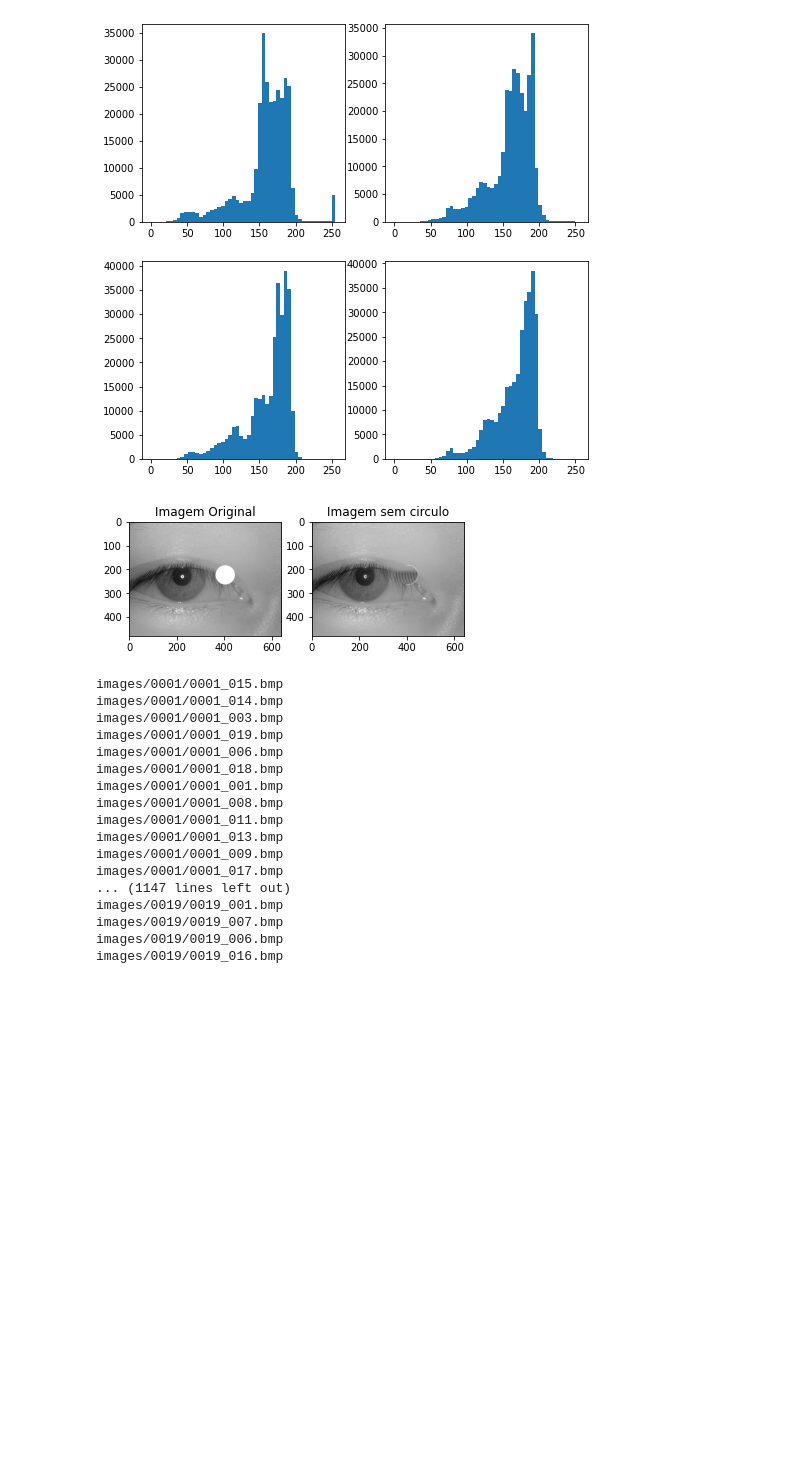
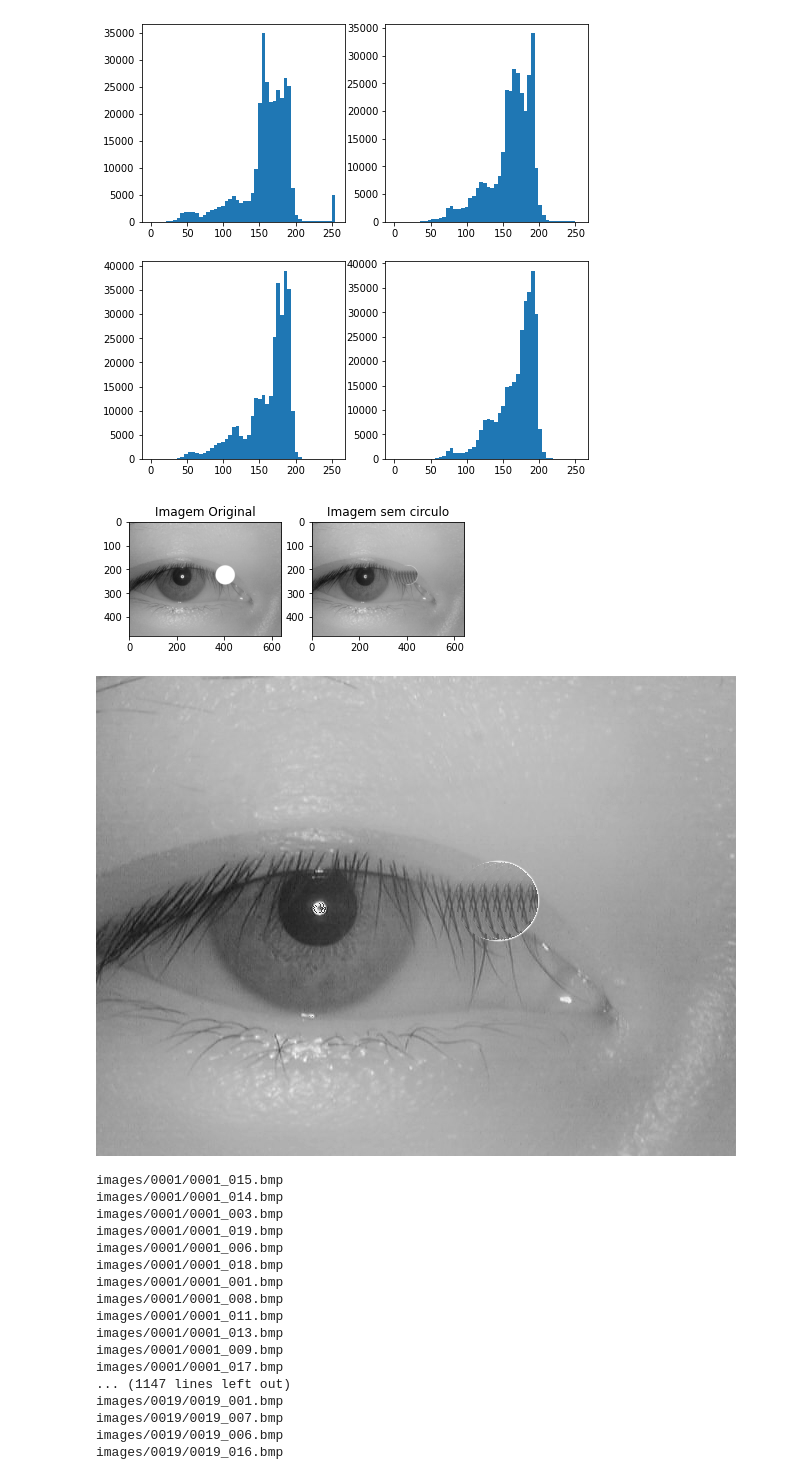
Before and after one commit to MarceloCMiguel/iris-detection, a Jupyter notebook: projeto1.ipynb, the cells around one changed output. Cells and saved outputs as stored; diff of their text form; code cells hidden in the pictures; blank space fills up the shorter version.

```diff
--- a/projeto1.ipynb
+++ b/projeto1.ipynb
@@ -104,16 +110,18 @@ plot_hist_by_list(list_image,columns,rows)
 # %%
 img = cv.cvtColor(cv.imread('images/0000/0000_000.bmp'), cv.COLOR_BGR2GRAY)
 plt.subplot(1, 2, 1) # row 1, col 2 index 1
 plt.imshow(img,cmap='gray')
 plt.title("Imagem Original")
 
 img2 = remove_white_circles(img)
 plt.subplot(1, 2, 2) # index 2
 plt.imshow(img2,cmap='gray')
 plt.title("Imagem sem circulo")
 plt.show()
+cv2_imshow(img)
 # %% [output]
 [figure]
+[figure, added]
 # %%
 if os.path.exists('/content/images/.git'):
   shutil.rmtree("images/.git")
```
Also changed, not shown: parts of 6 cells of this notebook.
